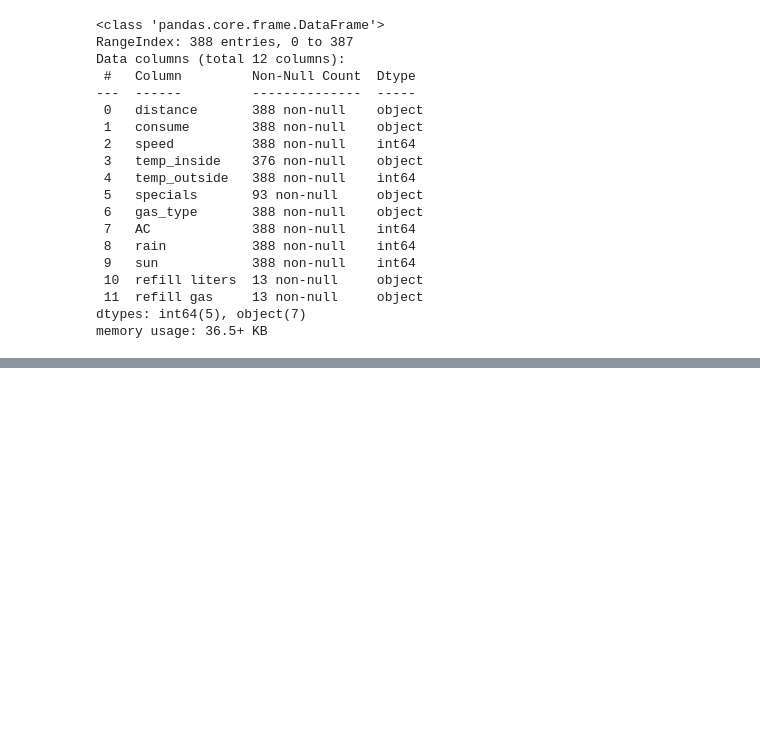
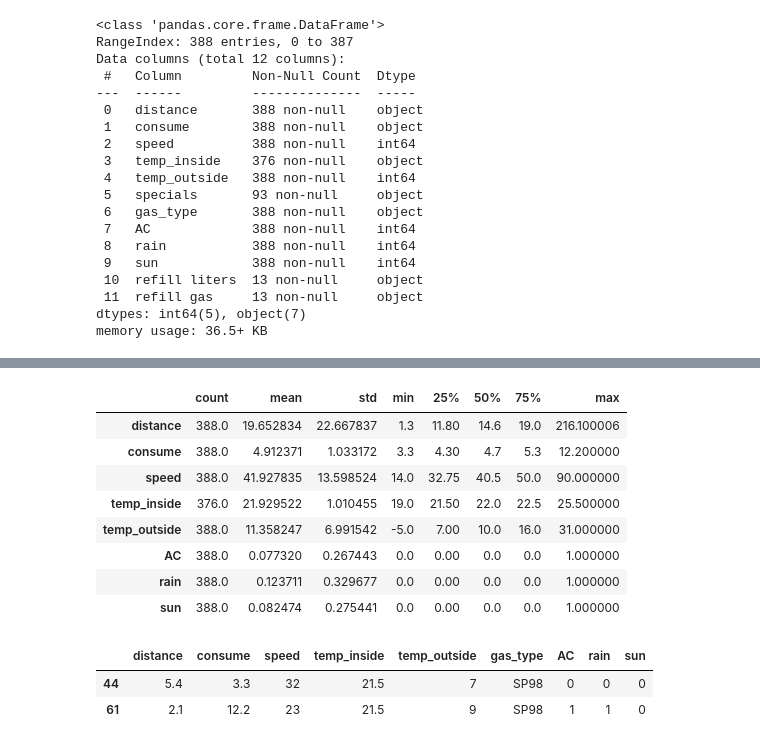
Before and after one commit to ironhack-edu/technical_challenge_DA, a Jupyter notebook: notebooks/tech_challenge.ipynb, the cells around one changed output, grey strips where cells are left out. Saved outputs shown, nothing was run; the diff lists cells and outputs as text; code cells hidden in the pictures; blank space fills up the shorter version.

```diff
--- a/notebooks/tech_challenge.ipynb
+++ b/notebooks/tech_challenge.ipynb
@@ -43,0 +63,18 @@ memory usage: 36.5+ KB
+# %%
+csv.describe().T
+# %% [output]
+|  | count | mean | std | min | 25% | 50% | 75% | max |
+| distance | 388.0 | 19.652834 | 22.667837 | 1.3 | 11.80 | 14.6 | 19.0 | 216.100006 |
+| consume | 388.0 | 4.912371 | 1.033172 | 3.3 | 4.30 | 4.7 | 5.3 | 12.200000 |
+| speed | 388.0 | 41.927835 | 13.598524 | 14.0 | 32.75 | 40.5 | 50.0 | 90.000000 |
+| temp_inside | 376.0 | 21.929522 | 1.010455 | 19.0 | 21.50 | 22.0 | 22.5 | 25.500000 |
+| temp_outside | 388.0 | 11.358247 | 6.991542 | -5.0 | 7.00 | 10.0 | 16.0 | 31.000000 |
+| AC | 388.0 | 0.077320 | 0.267443 | 0.0 | 0.00 | 0.0 | 0.0 | 1.000000 |
+| rain | 388.0 | 0.123711 | 0.329677 | 0.0 | 0.00 | 0.0 | 0.0 | 1.000000 |
+| sun | 388.0 | 0.082474 | 0.275441 | 0.0 | 0.00 | 0.0 | 0.0 | 1.000000 |
+# %%
+csv[(csv.consume == csv.consume.max()) | (csv.consume == csv.consume.min())]
+# %% [output]
+|  | distance | consume | speed | temp_inside | temp_outside | gas_type | AC | rain | sun |
+| 44 | 5.4 | 3.3 | 32 | 21.5 | 7 | SP98 | 0 | 0 | 0 |
+| 61 | 2.1 | 12.2 | 23 | 21.5 | 9 | SP98 | 1 | 1 | 0 |
```
Also changed, not shown: parts of 6 cells of this notebook.
